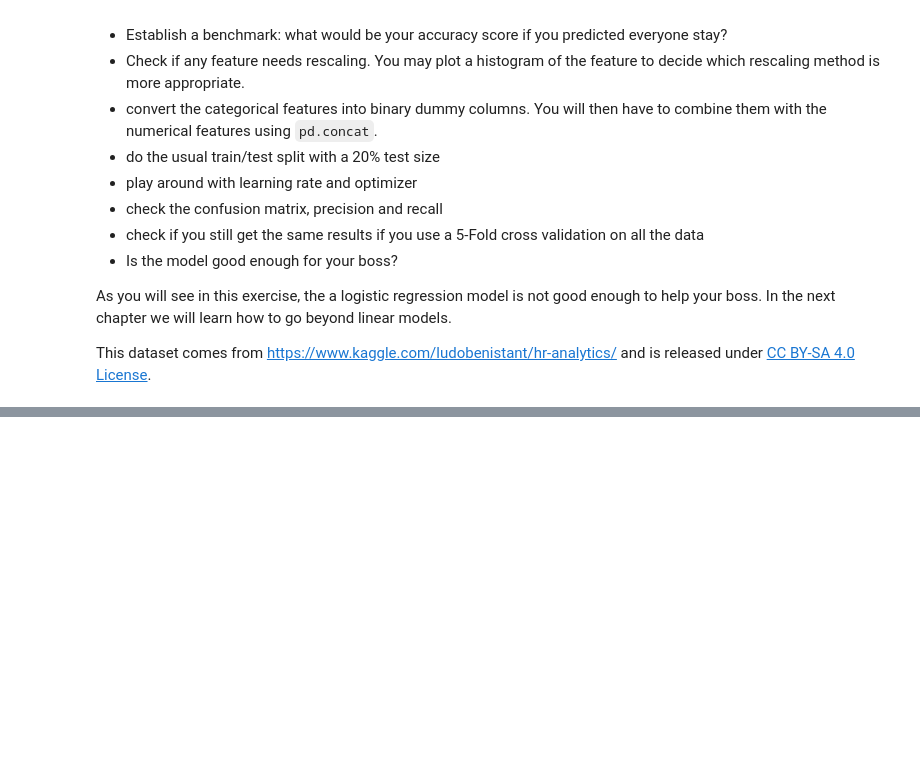
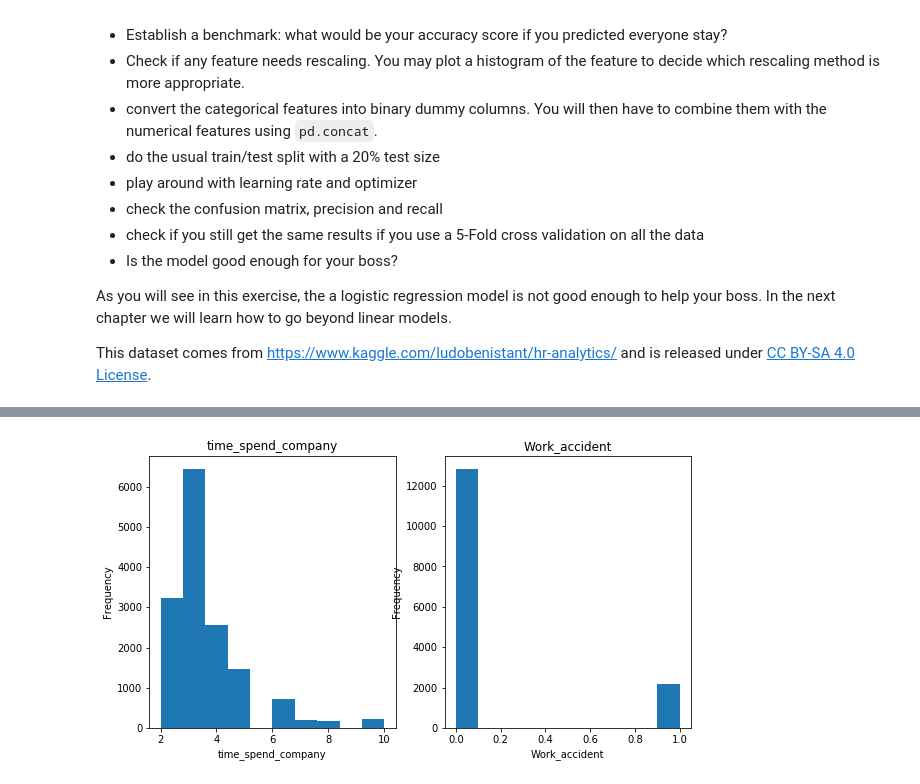
Before and after one commit to Zhenxingzhang/zero_to_deep_learning_video, a Jupyter notebook: course/3 Machine Learning.ipynb, the cells around one changed output, grey strips where cells are left out. Saved outputs shown, nothing was run; the diff lists cells and outputs as text; code cells hidden in the pictures; blank space fills up the shorter version.

```diff
--- a/course/3 Machine Learning.ipynb
+++ b/course/3 Machine Learning.ipynb
@@ -406,0 +533,8 @@ This dataset comes from https://www.kaggle.com/ludobenistant/hr-analytics/ and i
+# %%
+plt.figure(figsize = (15, 5))
+for idx, feature in enumerate(["time_spend_company", "Work_accident"]):
+    plt.subplot(1, 3, idx+1)
+    data[feature].plot(kind="hist", title=feature)
+    plt.xlabel(feature)
+# %% [output]
+[figure, added]
```
Also changed, not shown: parts of 41 cells of this notebook, 1 other file.
